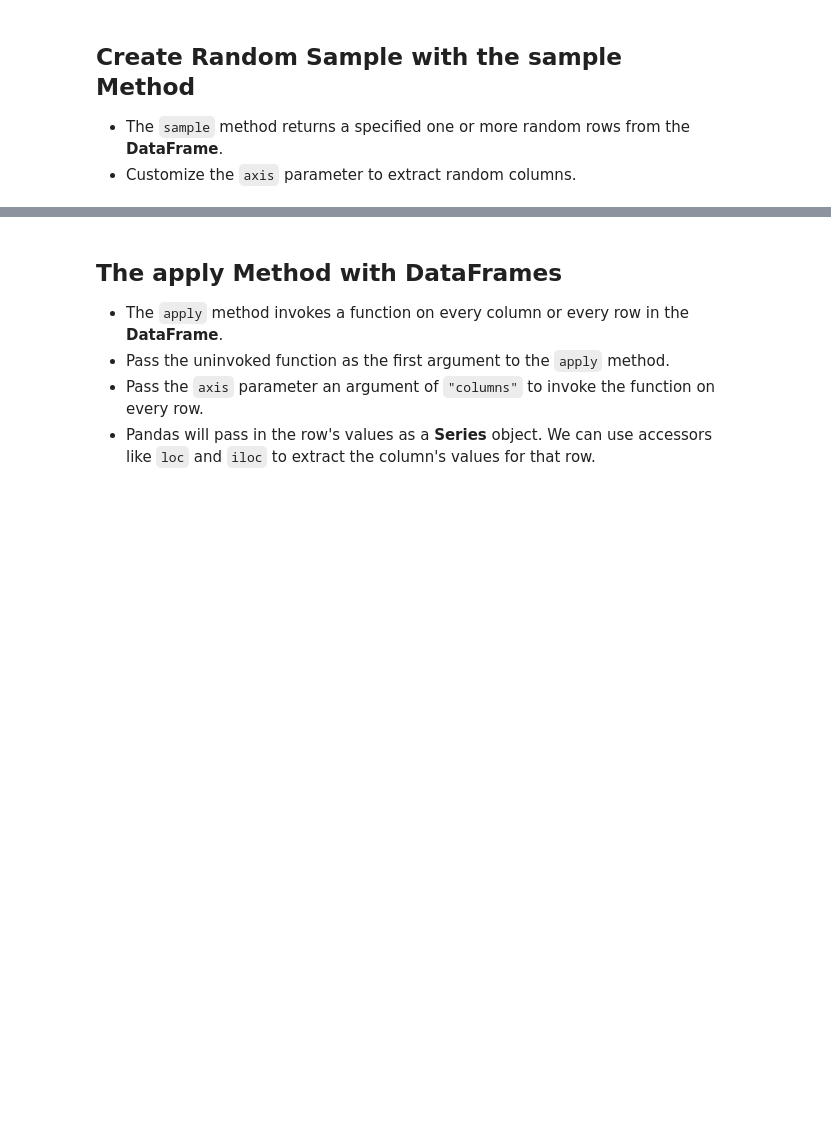
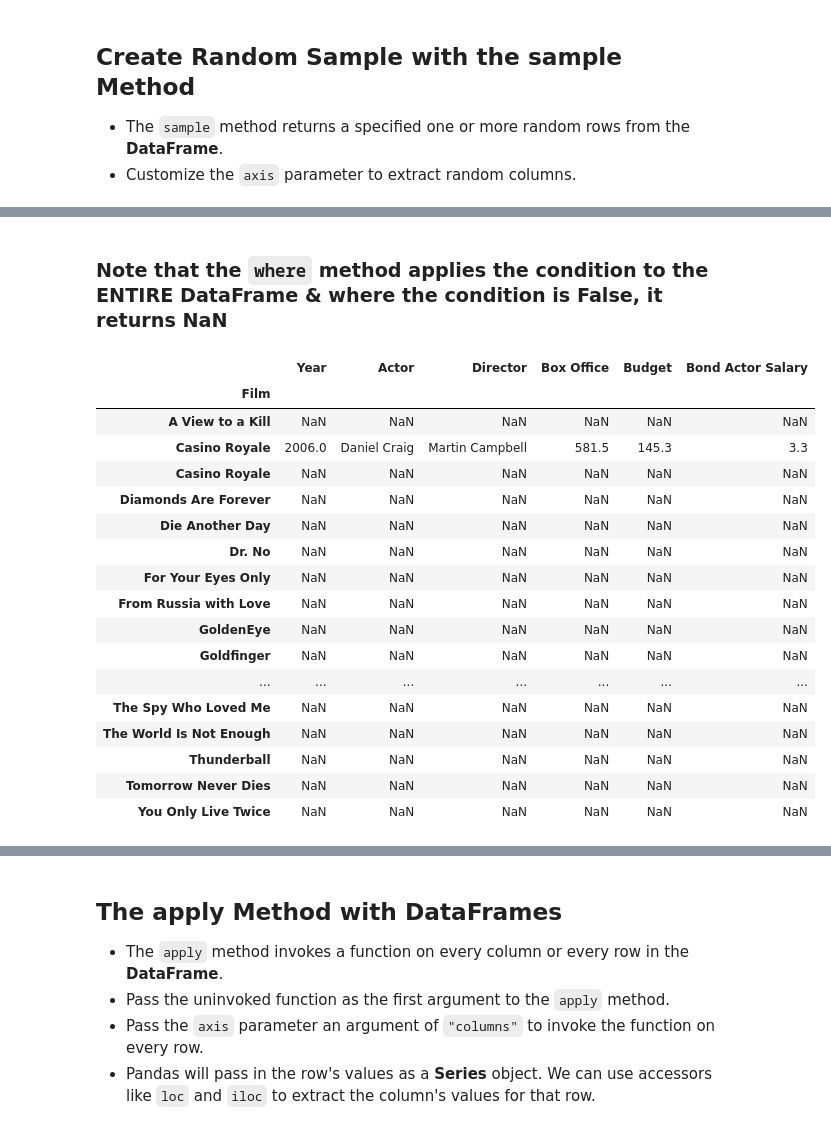
Before and after one commit to abhijeet-bhambere/pashkavers-pandas-trail, a Jupyter notebook: 06 - DataFrames III - Data Extraction.ipynb, the cells around one changed output, grey strips where cells are left out. Saved outputs shown, nothing was run; the diff lists cells and outputs as text; code cells hidden in the pictures; blank space fills up the shorter version.

Commit message:
DataFrame filtering - Day4

```diff
--- a/06 - DataFrames III - Data Extraction.ipynb
+++ b/06 - DataFrames III - Data Extraction.ipynb
@@ -558,0 +786,3 @@ bond.head()
+# %%
+bond = pd.read_csv("jamesbond.csv",index_col="Film").sort_index()
+bond.head()
@@ -558,0 +797,5 @@ bond.head()
+# %%
+# Known ,existing method:
+is_daniel_craig = bond["Actor"]=="Daniel Craig"
+bond[is_daniel_craig]
+bond.loc[is_daniel_craig]
@@ -558,0 +810,23 @@ bond.head()
+# %% [markdown]
+### Note that the `where` method applies the condition to the **ENTIRE** DataFrame & where the condition is False, it returns NaN
+# %%
+bond.where(cond=is_daniel_craig)
+# %% [output]
+|  | Year | Actor | Director | Box Office | Budget | Bond Actor Salary |
+| Film |  |  |  |  |  |  |
+| A View to a Kill | NaN | NaN | NaN | NaN | NaN | NaN |
+| Casino Royale | 2006.0 | Daniel Craig | Martin Campbell | 581.5 | 145.3 | 3.3 |
+| Casino Royale | NaN | NaN | NaN | NaN | NaN | NaN |
+| Diamonds Are Forever | NaN | NaN | NaN | NaN | NaN | NaN |
+| Die Another Day | NaN | NaN | NaN | NaN | NaN | NaN |
+| Dr. No | NaN | NaN | NaN | NaN | NaN | NaN |
+| For Your Eyes Only | NaN | NaN | NaN | NaN | NaN | NaN |
+| From Russia with Love | NaN | NaN | NaN | NaN | NaN | NaN |
+| GoldenEye | NaN | NaN | NaN | NaN | NaN | NaN |
+| Goldfinger | NaN | NaN | NaN | NaN | NaN | NaN |
+| ... | ... | ... | ... | ... | ... | ... |
+| The Spy Who Loved Me | NaN | NaN | NaN | NaN | NaN | NaN |
+| The World Is Not Enough | NaN | NaN | NaN | NaN | NaN | NaN |
+| Thunderball | NaN | NaN | NaN | NaN | NaN | NaN |
+| Tomorrow Never Dies | NaN | NaN | NaN | NaN | NaN | NaN |
+| You Only Live Twice | NaN | NaN | NaN | NaN | NaN | NaN |
```
Also changed, not shown: parts of 32 cells of this notebook.
